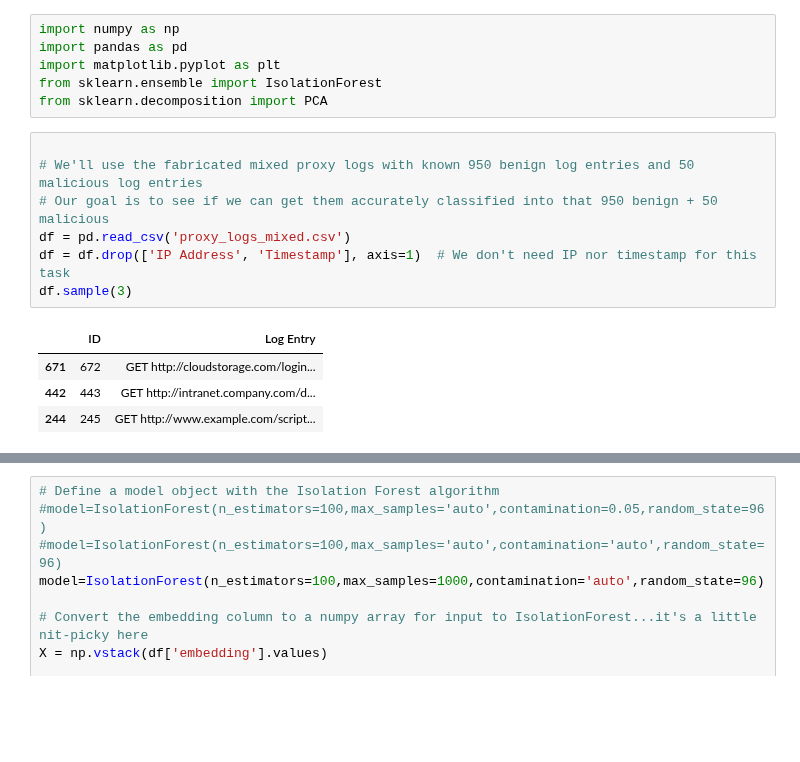
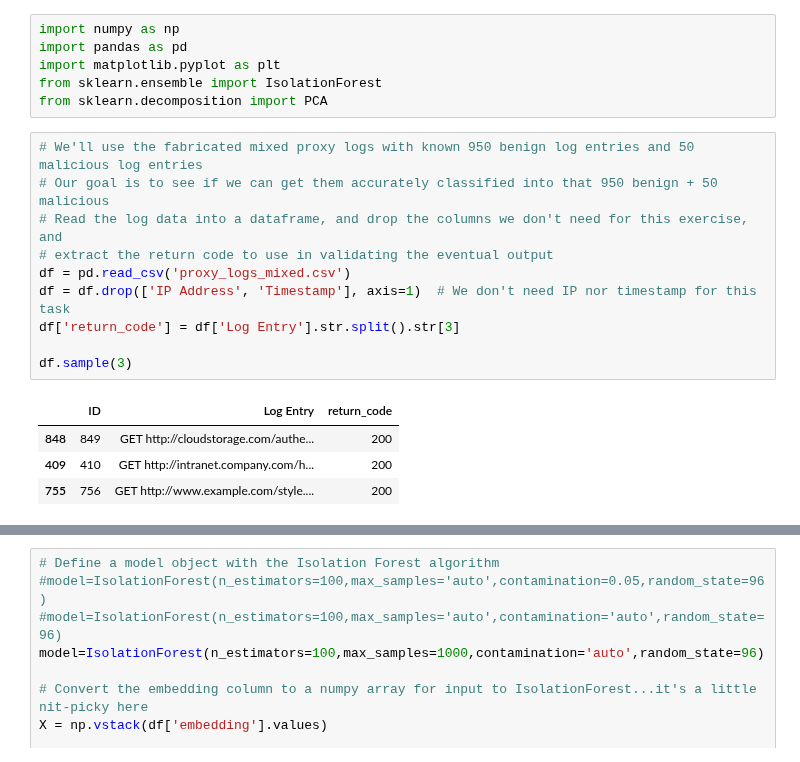
Before and after one commit to davidcsisk/vector-search-with-security-logs, a Jupyter notebook: unsupervised-anomaly-detection-with-vector-embeddings.ipynb, the cells around one changed output, grey strips where cells are left out. Saved outputs shown, nothing was run; the diff lists cells and outputs as text; blank space fills up the shorter version.

```diff
--- a/unsupervised-anomaly-detection-with-vector-embeddings.ipynb
+++ b/unsupervised-anomaly-detection-with-vector-embeddings.ipynb
@@ -13,14 +13,17 @@ import matplotlib.pyplot as plt
 from sklearn.ensemble import IsolationForest
 from sklearn.decomposition import PCA
 # %%
-
 # We'll use the fabricated mixed proxy logs with known 950 benign log entries and 50 malicious log entries
 # Our goal is to see if we can get them accurately classified into that 950 benign + 50 malicious
+# Read the log data into a dataframe, and drop the columns we don't need for this exercise, and
+# extract the return code to use in validating the eventual output
 df = pd.read_csv('proxy_logs_mixed.csv')
 df = df.drop(['IP Address', 'Timestamp'], axis=1)  # We don't need IP nor timestamp for this task
+df['return_code'] = df['Log Entry'].str.split().str[3]
+
 df.sample(3)
 # %% [output]
-|  | ID | Log Entry |
-| 671 | 672 | GET http://cloudstorage.com/login... |
-| 442 | 443 | GET http://intranet.company.com/d... |
-| 244 | 245 | GET http://www.example.com/script... |
+|  | ID | Log Entry | return_code |
+| 848 | 849 | GET http://cloudstorage.com/authe... | 200 |
+| 409 | 410 | GET http://intranet.company.com/h... | 200 |
+| 755 | 756 | GET http://www.example.com/style.... | 200 |
```
Also changed, not shown: parts of 8 cells of this notebook, 1 other file.
